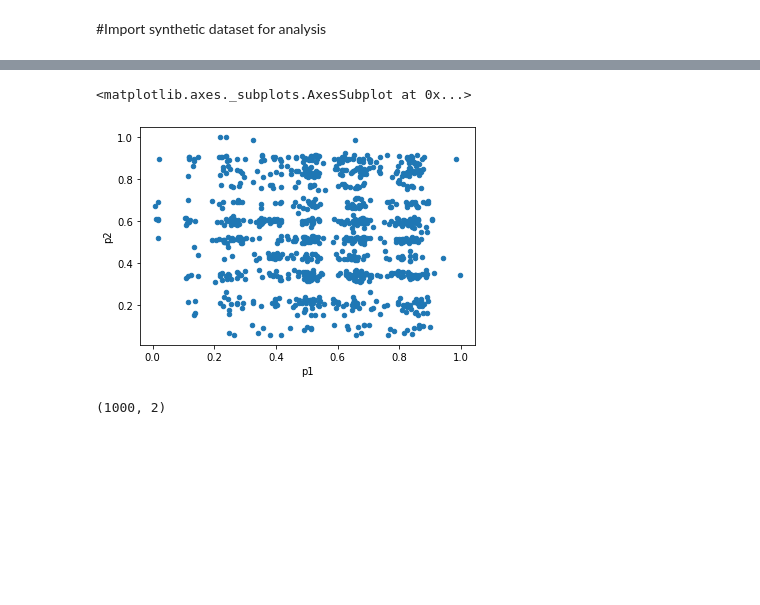
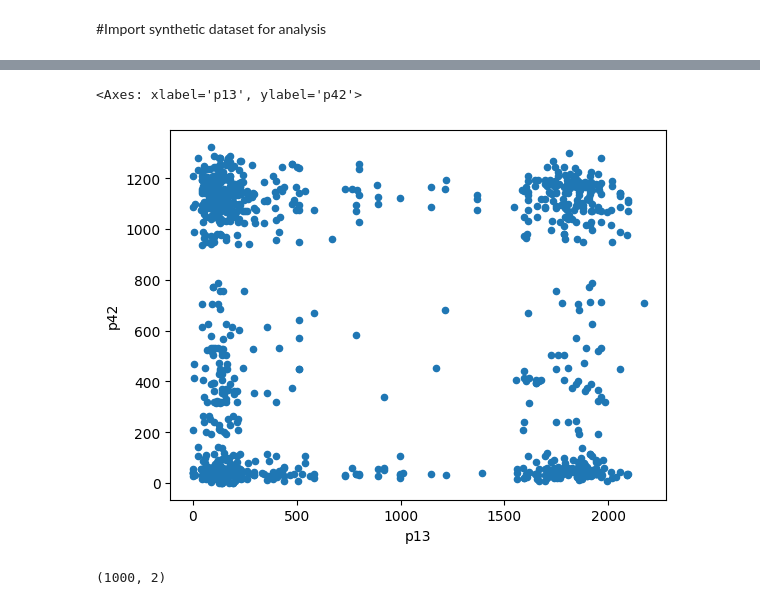
Before and after one commit to BabyFaceNelson/TopologyGANSyntheticData, a Jupyter notebook: Persistent_Diagram_SRU.ipynb, the cells around one changed output, grey strips where cells are left out. Cells and saved outputs as stored; diff of their text form; code cells hidden in the pictures; blank space fills up the shorter version.

```diff
--- a/Persistent_Diagram_SRU.ipynb
+++ b/Persistent_Diagram_SRU.ipynb
@@ -194,6 +201,6 @@ NC_r.plot.scatter(x='p1', y='p3', s=20)
 #Import synthetic dataset for analysis <br>
 # %%
 #Importing synthetic data
-#df_s=pd.read_csv('/content/drive/MyDrive/Dataset/SRU/Syn_SRU.csv')
+df_s=pd.read_csv('/content/drive/MyDrive/Dataset/synGANFriday-WorkingHours-Afternoon-DDos.csv')
 #df_s=df_s.drop(['Unnamed: 0'], axis=1)
-#df_s.head(3)
+df_s.head(3)
@@ -214,13 +282,13 @@ NC_r.plot.scatter(x='p1', y='p3', s=20)
 # %%
 #Higly correlated features for synthetic data
-HC_s=df_s[['p1','p2' ]]
+HC_s=df_s[['p13','p42' ]]
 HC_s=HC_s.head(n=1000)
 # %%
 #Plotting HC_s
-HC_s.plot.scatter(x='p1', y='p2', s=20)
+HC_s.plot.scatter(x='p13', y='p42', s=20)
 # %% [output]
-<matplotlib.axes._subplots.AxesSubplot at 0x...>
+<Axes: xlabel='p13', ylabel='p42'>
-[figure, old version]
+[figure, new version]
 # %%
 #Standarizing synthetic data
 scaler.fit(HC_s)
```
Also changed, not shown: parts of 54 cells of this notebook, 1 other file.
